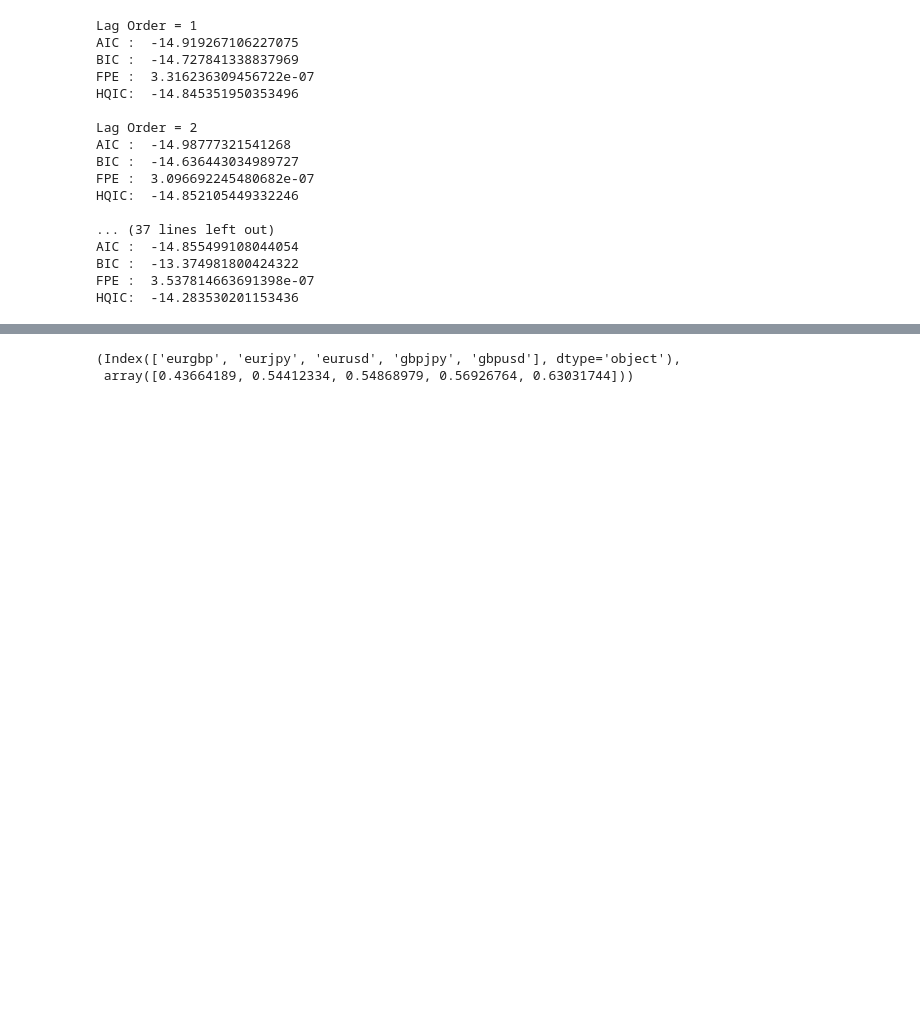
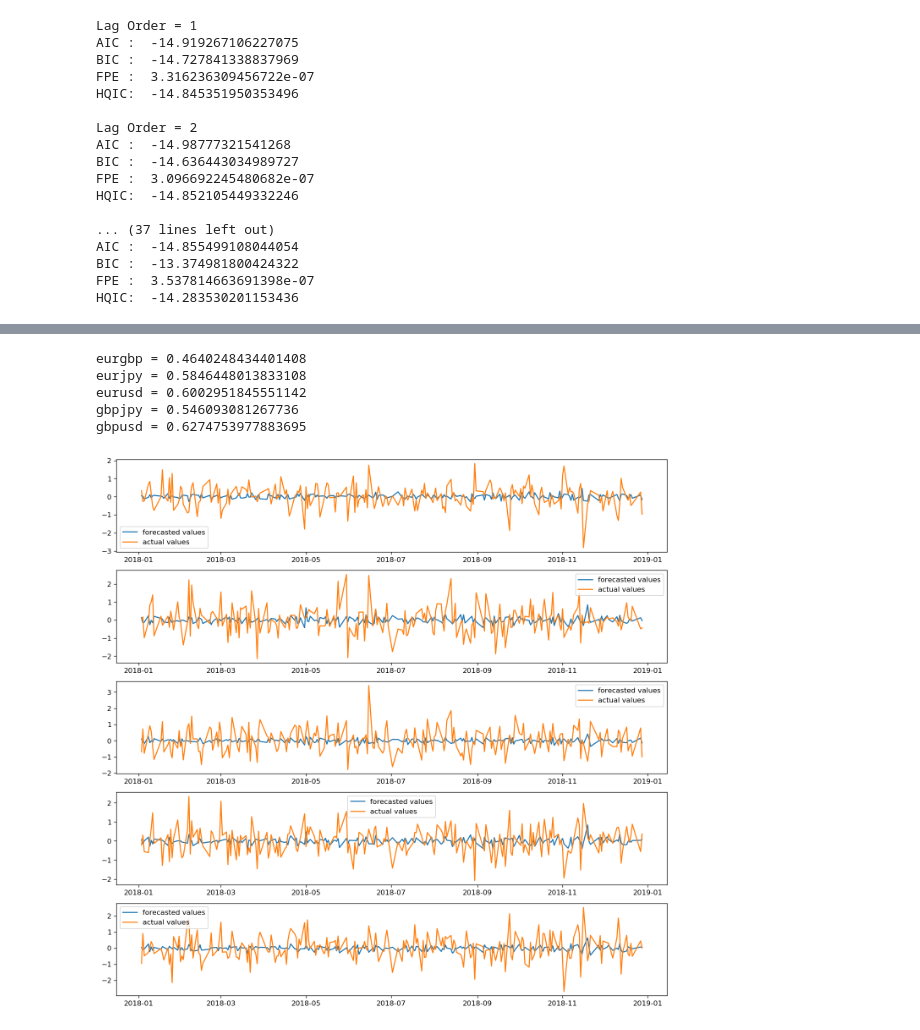
Before and after one commit to navin9292/Google_Wavenet-_Model, a Jupyter notebook: var_final.ipynb, the cells around one changed output, grey strips where cells are left out. Cells and saved outputs as stored; diff of their text form; code cells hidden in the pictures; blank space fills up the shorter version.

```diff
--- a/var_final.ipynb
+++ b/var_final.ipynb
@@ -313,8 +328,23 @@ for ind, column_name in enumerate(data_tr[currencies].columns):
     mase_cur = np.append(mase_cur, cal_mase(data_tr[column_name].values,
                                             data_te[column_name].values,
                                             ret_forecast_cur[:,ind]))
-# %%
-data_tr[currencies].columns, mase_cur
-# %% [output]
-(Index(['eurgbp', 'eurjpy', 'eurusd', 'gbpjpy', 'gbpusd'], dtype='object'),
- array([0.43664189, 0.54412334, 0.54868979, 0.56926764, 0.63031744]))
+# %%
+for ind, column_name in enumerate(data_tr[currencies].columns):
+    print(column_name, "=", mean_absolute_error(ret_forecast_cur[:,ind], data_te[column_name].values))
+# %% [output]
+eurgbp = 0.4640248434401408
+eurjpy = 0.5846448013833108
+eurusd = 0.6002951845551142
+gbpjpy = 0.546093081267736
+gbpusd = 0.6274753977883695
+# %%
+fig, axes = plt.subplots(nrows = len(currencies), dpi = 120, figsize = (14, 14))
+for i in range(0, len(currencies)):
+    axes[i].plot(data_te.index,ret_forecast_cur[:,i], label = 'forecasted values')
+    axes[i].legend()
+    axes[i].plot(data_te.index,data_te[currencies[i]].values, label = 'actual values')
+    axes[i].legend()
+
+plt.show()
+# %% [output]
+[figure, added]
```
Also changed, not shown: parts of 8 cells of this notebook.
